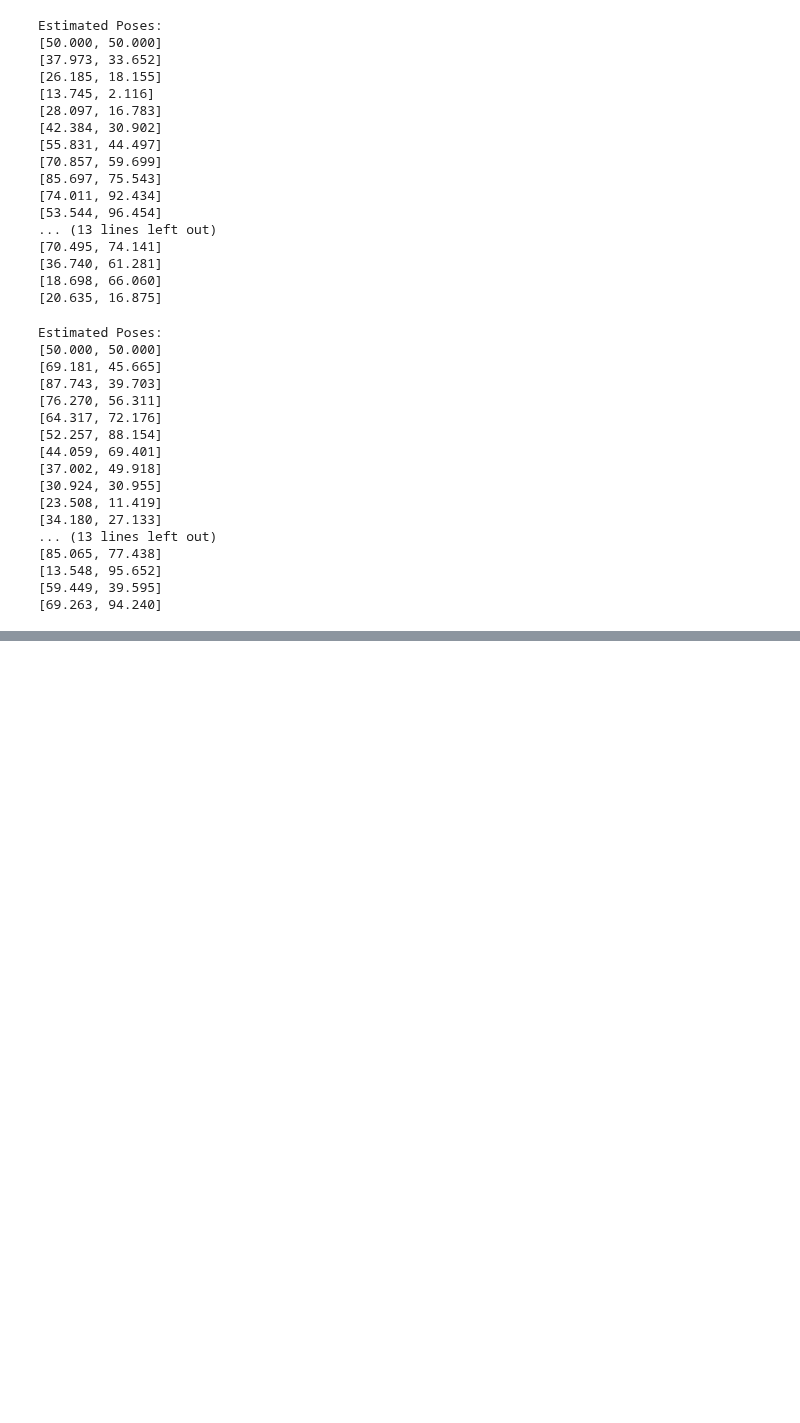
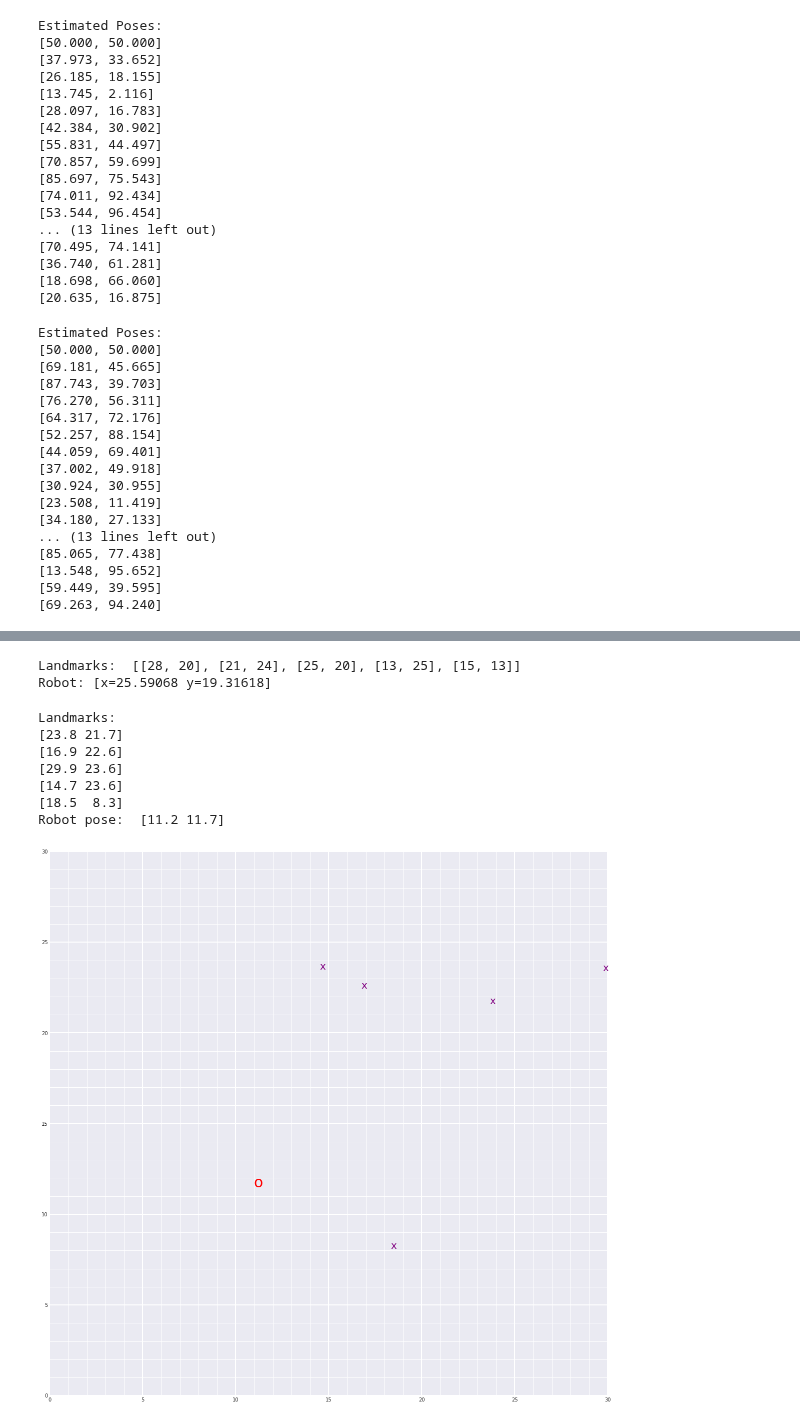
Before and after one commit to gotamist/vision, a Jupyter notebook: SLAM/3_Landmark_Detection_and_Tracking.ipynb, the cells around one changed output, grey strips where cells are left out. Cells and saved outputs as stored; diff of their text form; code cells hidden in the pictures; blank space fills up the shorter version.

```diff
--- a/SLAM/3_Landmark_Detection_and_Tracking.ipynb
+++ b/SLAM/3_Landmark_Detection_and_Tracking.ipynb
@@ -535,0 +546,46 @@ Estimated Poses:
+# %%
+N1=30
+num_landmarks1=5
+world_size1=30
+measurement_range1=20
+motion_noise1=2.0
+measurement_noise1=5.0
+distance1=5
+
+
+data1 = make_data(N1, num_landmarks1, world_size1, measurement_range1, motion_noise1, measurement_noise1, distance1)
+
+params={'data':data1,
+       'num_landmarks':num_landmarks1,
+        'world_size': world_size1,
+        'motion_noise':motion_noise1,
+        'measurement_noise':measurement_noise1
+       }
+# data1 = make_data(argpack)
+# %% [output]
+Landmarks:  [[28, 20], [21, 24], [25, 20], [13, 25], [15, 13]]
+Robot: [x=25.59068 y=19.31618]
+# %%
+def step_display(stepN, params):
+    np.set_printoptions(precision=1)
+    mu, omega, xi = slam(params['data'], stepN, params['num_landmarks'],
+                         world_size=params['world_size'], motion_noise=params['motion_noise'],
+                         measurement_noise=params['measurement_noise'])
+    poses, landmarks = get_poses_landmarks(mu, stepN)
+    print('Landmarks: ')
+    for lmk in landmarks:
+        print(np.array(lmk))
+    print("Robot pose: ", np.array(poses[-1]) )
+
+    display_world(int(params['world_size']), poses[-1], landmarks)
+# %%
+step_display(2, params)
+# %% [output]
+Landmarks:
+[23.8 21.7]
+[16.9 22.6]
+[29.9 23.6]
+[14.7 23.6]
+[18.5  8.3]
+Robot pose:  [11.2 11.7]
+[figure, added]
```
Also changed, not shown: parts of 12 cells of this notebook.
